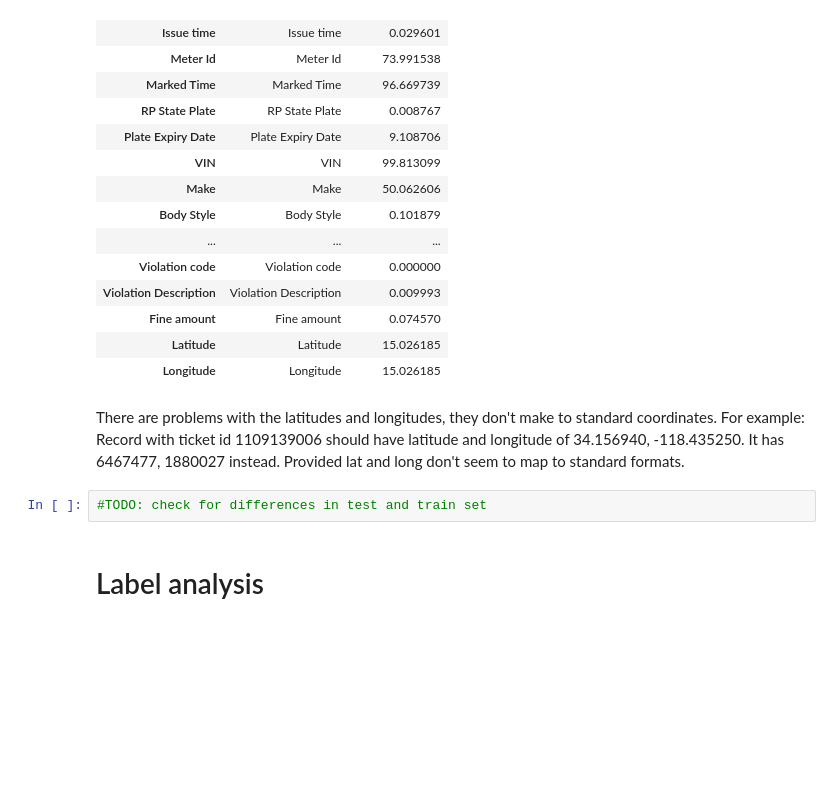
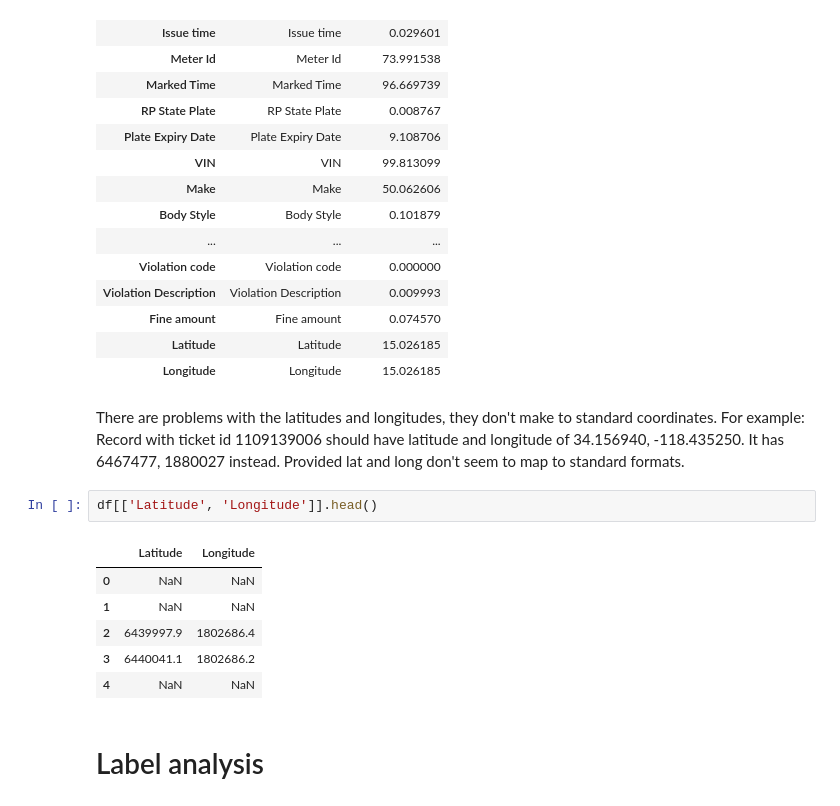
Before and after one commit to tristan00/traffic_citations, a Jupyter notebook: Assessment1.ipynb, the cells around one changed output. Cells and saved outputs as stored; diff of their text form; blank space fills up the shorter version.

```diff
--- a/Assessment1.ipynb
+++ b/Assessment1.ipynb
@@ -71,8 +71,15 @@ missing_value_df
 | Longitude | Longitude | 15.026185 |
 # %% [markdown]
 There are problems with the latitudes and longitudes, they don't make to standard coordinates. For example: Record with ticket id 1109139006 should have latitude and longitude of 34.156940, -118.435250. It has 6467477, 1880027 instead. Provided lat and long don't seem to map to standard formats.
-# %%
-#TODO: check for differences in test and train set
+# %%
+df[['Latitude', 'Longitude']].head()
+# %% [output]
+|  | Latitude | Longitude |
+| 0 | NaN | NaN |
+| 1 | NaN | NaN |
+| 2 | 6439997.9 | 1802686.4 |
+| 3 | 6440041.1 | 1802686.2 |
+| 4 | NaN | NaN |
 # %% [markdown]
 # Label analysis
 # %%
```
Also changed, not shown: parts of 14 cells of this notebook, 3 other files.
